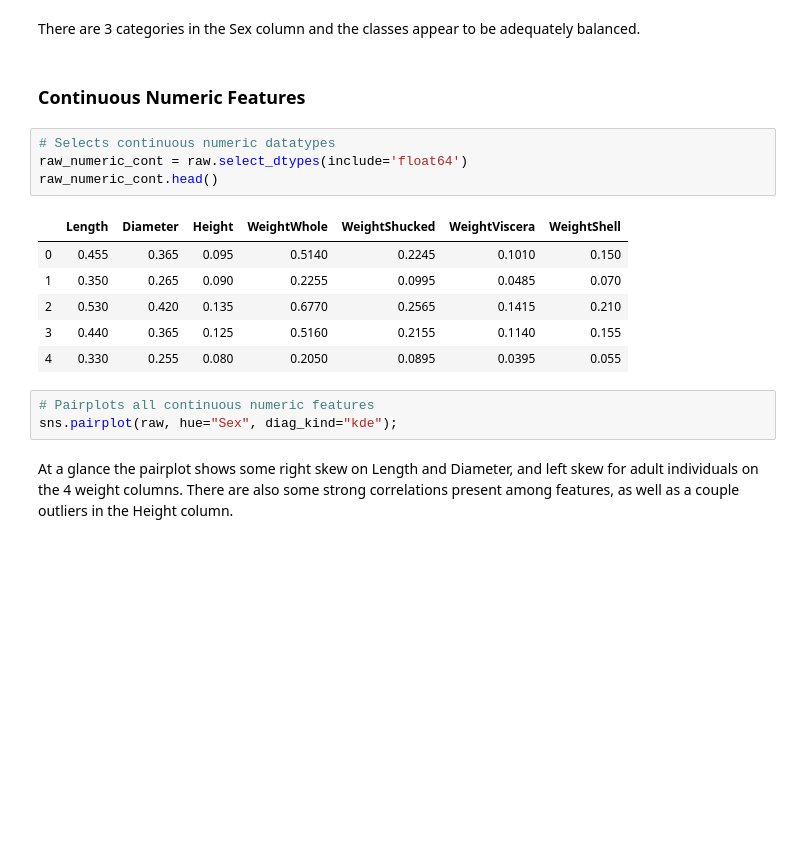
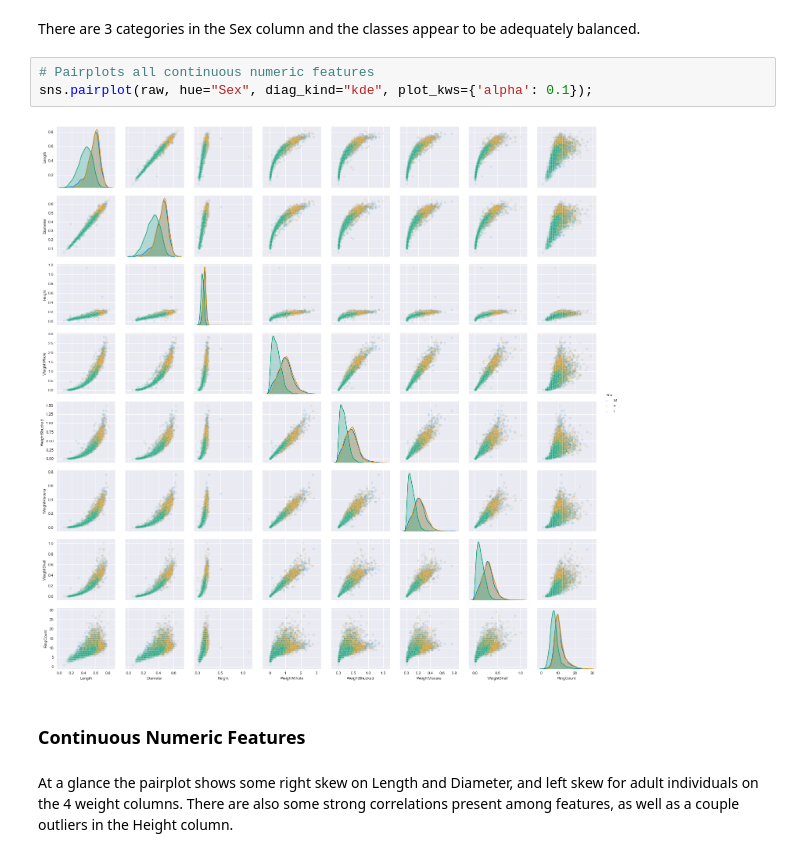
Before and after one commit to chrisammon3000/uci-abalone, a Jupyter notebook: notebooks/190924-gcl-initial-exploration.ipynb, the cells around one changed output. Cells and saved outputs as stored; diff of their text form; blank space fills up the shorter version.

Commit message:
Include all values in pairplot

```diff
--- a/notebooks/190924-gcl-initial-exploration.ipynb
+++ b/notebooks/190924-gcl-initial-exploration.ipynb
@@ -110,22 +110,13 @@ sns.countplot(x="Sex", data=raw);
 [figure]
 # %% [markdown]
 There are 3 categories in the Sex column and the classes appear to be adequately balanced.
+# %%
+# Pairplots all continuous numeric features
+sns.pairplot(raw, hue="Sex", diag_kind="kde", plot_kws={'alpha': 0.1});
+# %% [output]
+[figure, added]
 # %% [markdown]
 ### Continuous Numeric Features
-# %%
-# Selects continuous numeric datatypes
-raw_numeric_cont = raw.select_dtypes(include='float64')
-raw_numeric_cont.head()
-# %% [output]
-|  | Length | Diameter | Height | WeightWhole | WeightShucked | WeightViscera | WeightShell |
-| 0 | 0.455 | 0.365 | 0.095 | 0.5140 | 0.2245 | 0.1010 | 0.150 |
-| 1 | 0.350 | 0.265 | 0.090 | 0.2255 | 0.0995 | 0.0485 | 0.070 |
-| 2 | 0.530 | 0.420 | 0.135 | 0.6770 | 0.2565 | 0.1415 | 0.210 |
-| 3 | 0.440 | 0.365 | 0.125 | 0.5160 | 0.2155 | 0.1140 | 0.155 |
-| 4 | 0.330 | 0.255 | 0.080 | 0.2050 | 0.0895 | 0.0395 | 0.055 |
-# %%
-# Pairplots all continuous numeric features
-sns.pairplot(raw, hue="Sex", diag_kind="kde");
 # %% [markdown]
 At a glance the pairplot shows some right skew on Length and Diameter, and left skew for adult individuals on the 4 weight columns. There are also some strong correlations present among features, as well as a couple outliers in the Height column.
 # %%
```
Also changed, not shown: parts of 1 cell of this notebook.
